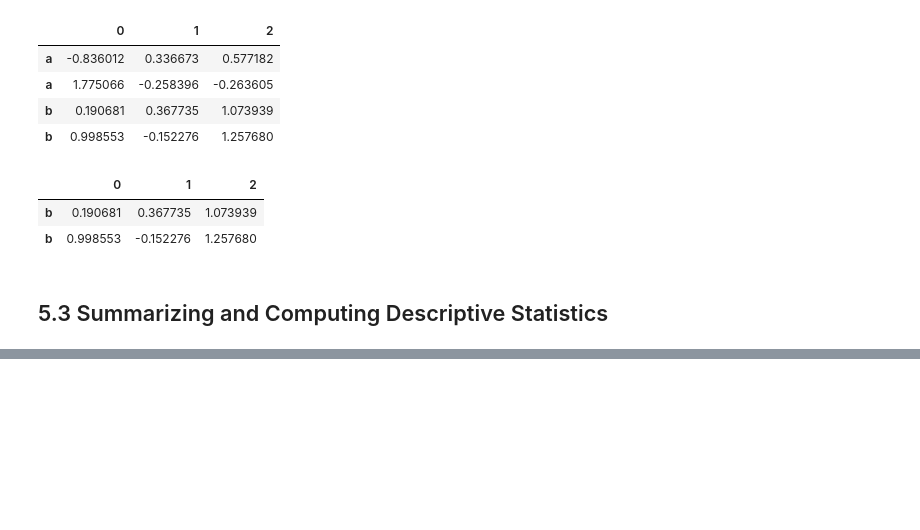
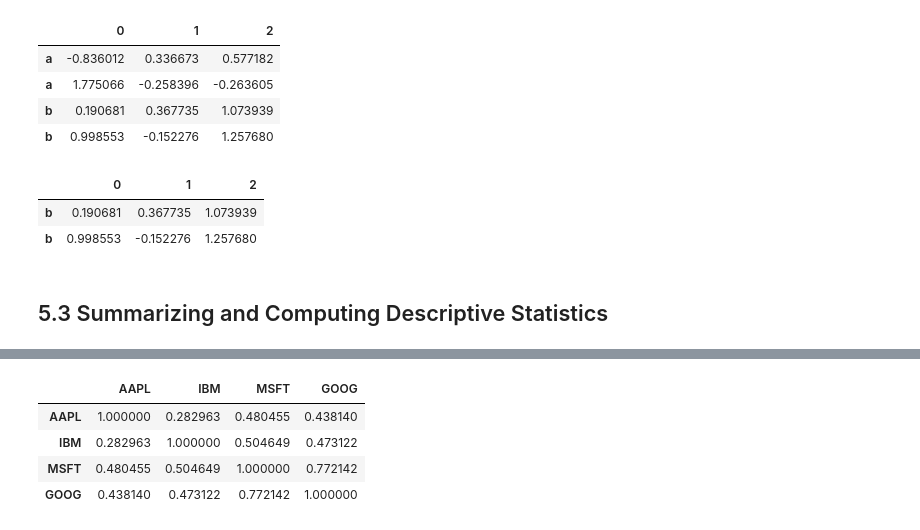
Before and after one commit to harryyang1982/python_for_data_analysis, a Jupyter notebook: chapter5.ipynb, the cells around one changed output, grey strips where cells are left out. Cells and saved outputs as stored; diff of their text form; code cells hidden in the pictures; blank space fills up the shorter version.

```diff
--- a/chapter5.ipynb
+++ b/chapter5.ipynb
@@ -1438,0 +1633,8 @@ df.loc['b']
+# %%
+returns.corr()
+# %% [output]
+|  | AAPL | IBM | MSFT | GOOG |
+| AAPL | 1.000000 | 0.282963 | 0.480455 | 0.438140 |
+| IBM | 0.282963 | 1.000000 | 0.504649 | 0.473122 |
+| MSFT | 0.480455 | 0.504649 | 1.000000 | 0.772142 |
+| GOOG | 0.438140 | 0.473122 | 0.772142 | 1.000000 |
```
Also changed, not shown: parts of 57 cells of this notebook.
